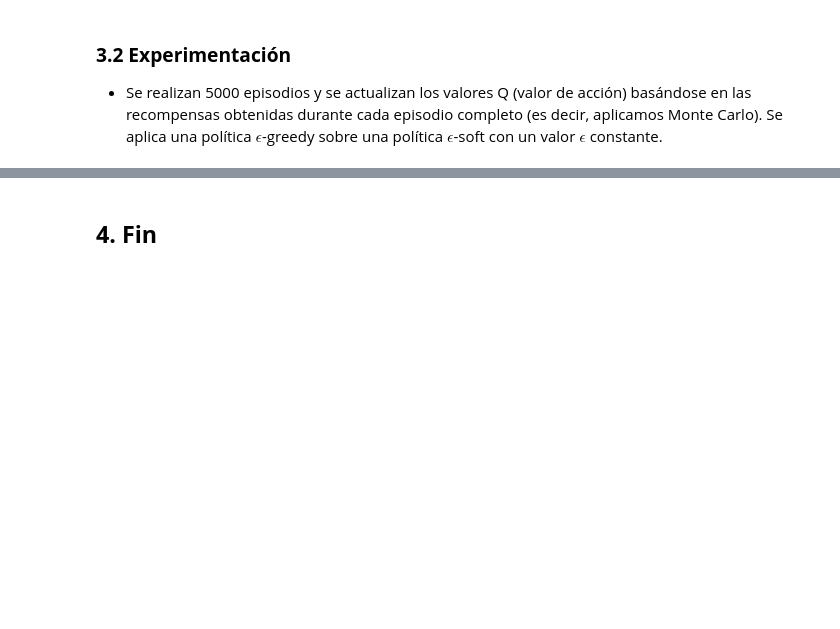
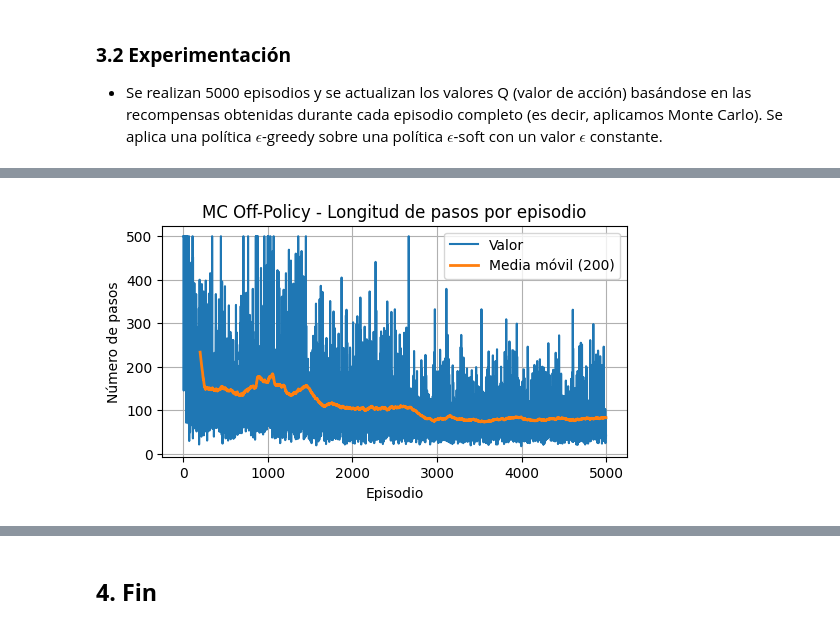
Before and after one commit to mariiam36/EML_MontesinosOlivaOuardi, a Jupyter notebook: Entornos_Complejos/MC_AllVisitsOff_CliffWalking.ipynb, the cells around one changed output, grey strips where cells are left out. Cells and saved outputs as stored; diff of their text form; code cells hidden in the pictures; blank space fills up the shorter version.

```diff
--- a/Entornos_Complejos/MC_AllVisitsOff_CliffWalking.ipynb
+++ b/Entornos_Complejos/MC_AllVisitsOff_CliffWalking.ipynb
@@ -109,3 +108,12 @@ Máxima proporcion: -50
+# %%
+plot_curve(
+    mc_off_steps,
+    title="MC Off-Policy - Longitud de pasos por episodio",
+    ylabel="Número de pasos",
+    moving_avg_window=200
+)
+# %% [output]
+[figure, added]
 # %%
 # @title Tabla de valores Q
 print("Valores Q para cada estado:\n", mc_off.Q)
```
Also changed, not shown: parts of 5 cells of this notebook, 12 other files.
